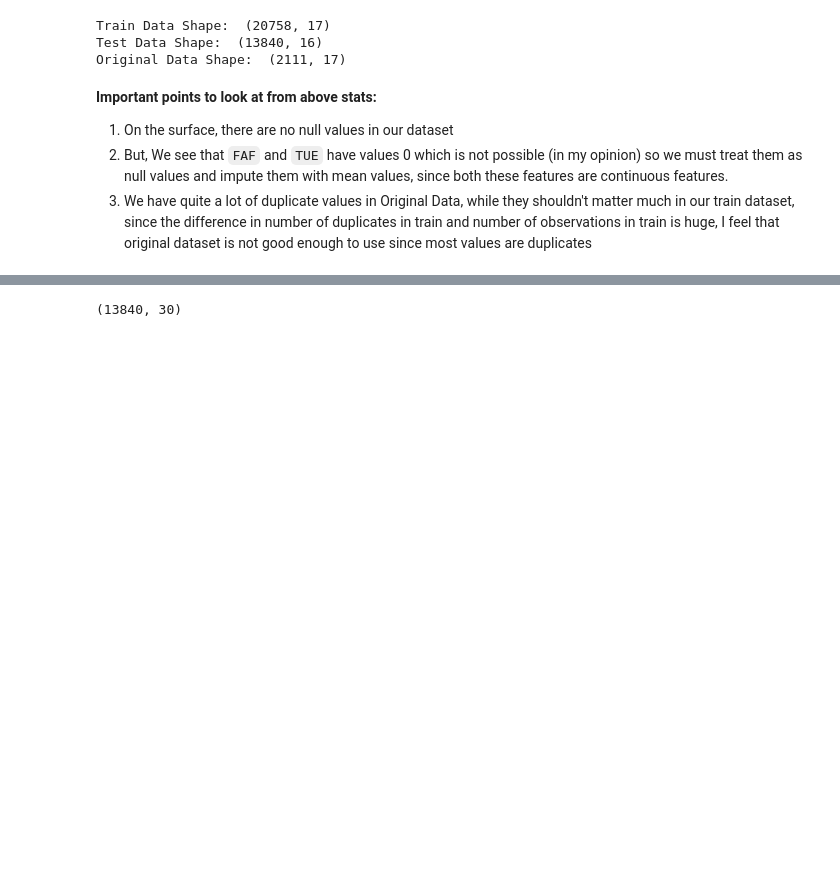
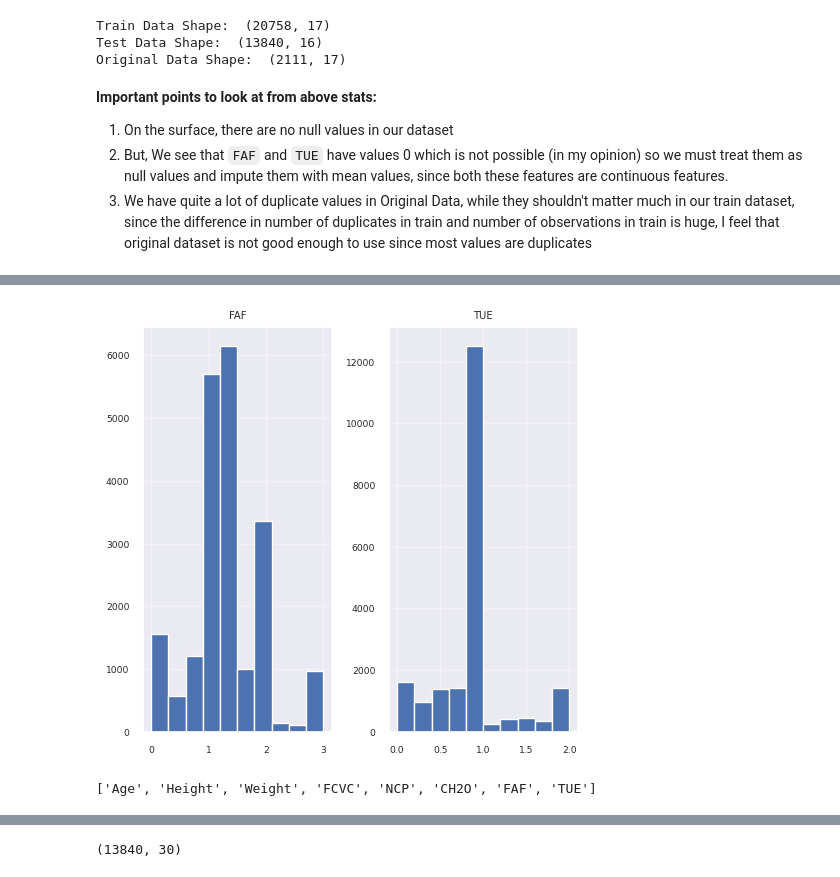
Before and after one commit to yoii18/KaggleModels, a Jupyter notebook: Kaggle_PGS_S4E2.ipynb, the cells around one changed output, grey strips where cells are left out. Cells and saved outputs as stored; diff of their text form; code cells hidden in the pictures; blank space fills up the shorter version.

```diff
--- a/Kaggle_PGS_S4E2.ipynb
+++ b/Kaggle_PGS_S4E2.ipynb
@@ -415,3 +449,7 @@ train_data.head(2)
+# %%
+plot = train_data[['FAF', 'TUE']].hist(figsize=(5,5))
+# %% [output]
+[figure, added]
 # %%
 cat_cols, num_cols = [], []
 columns = train_data.columns.tolist()
@@ -421,6 +459,11 @@ for col in columns:
     cat_cols.append(col)
   else:
     num_cols.append(col)
+# %%
+num_cols.remove(target)
+num_cols
+# %% [output]
+['Age', 'Height', 'Weight', 'FCVC', 'NCP', 'CH2O', 'FAF', 'TUE']
 # %%
 categories = ['Normal_Weight',
               'Insufficient_Weight',
```
Also changed, not shown: parts of 36 cells of this notebook.
